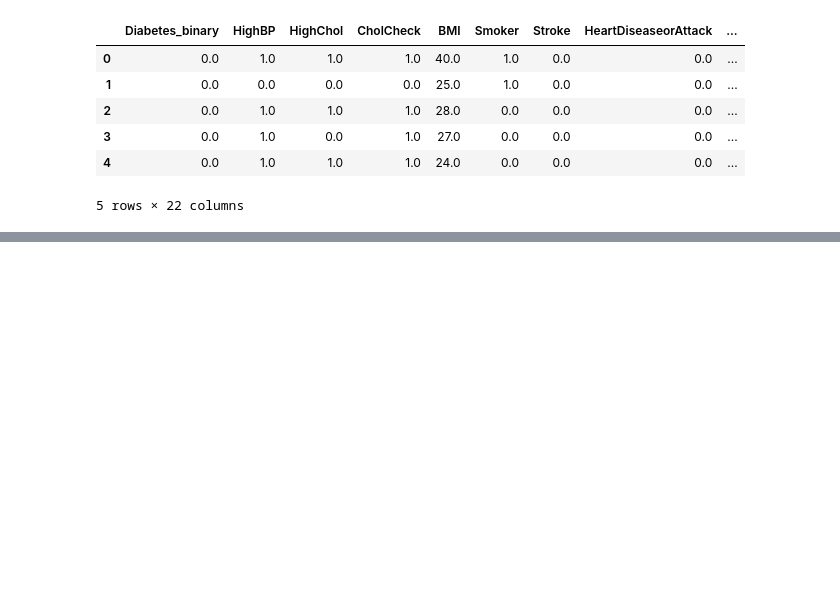
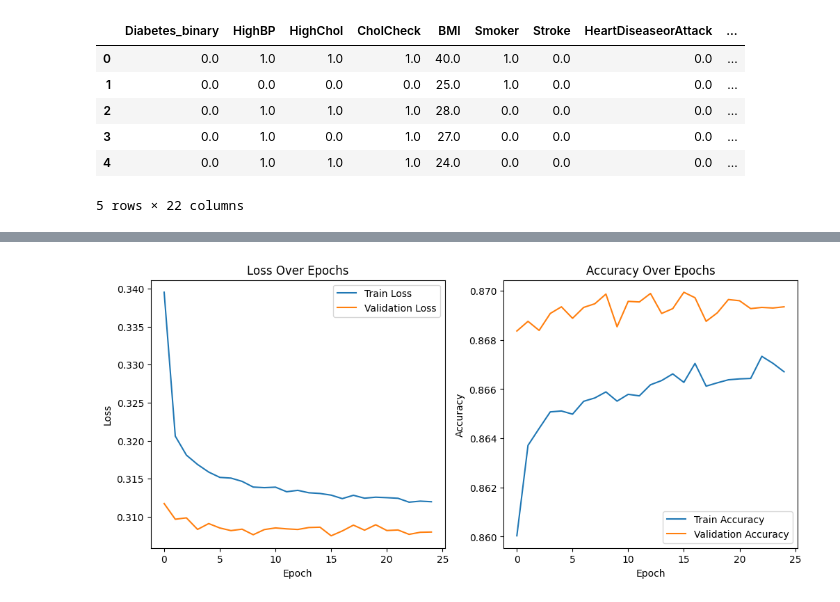
Before and after one commit to BerkayArdaa/ML_Binnary_Classification_For_Healthcare, a Jupyter notebook: ML_Project_HW2.ipynb, the cells around one changed output, grey strips where cells are left out. Cells and saved outputs as stored; diff of their text form; code cells hidden in the pictures; blank space fills up the shorter version.

Commit message:
First Model Training and its results

```diff
--- a/ML_Project_HW2.ipynb
+++ b/ML_Project_HW2.ipynb
@@ -14,0 +74,9 @@ df.head()
+# %%
+# Split and Normalize Data
+X_train, X_test, y_train, y_test = train_test_split(
+    X, y, test_size=0.2, random_state=42, stratify=y
+)
+
+scaler = StandardScaler()
+X_train = scaler.fit_transform(X_train)
+X_test = scaler.transform(X_test)
@@ -14,0 +116,9 @@ df.head()
+# %%
+# Train the Model
+history = model.fit(
+    X_train, y_train,
+    validation_split=0.2,
+    epochs=25,
+    batch_size=512,
+    verbose=2
+)
@@ -14,0 +150,25 @@ df.head()
+# %%
+# Plot Learning Curves
+plt.figure(figsize=(12,5))
+
+# Loss
+plt.subplot(1,2,1)
+plt.plot(history.history['loss'], label='Train Loss')
+plt.plot(history.history['val_loss'], label='Validation Loss')
+plt.xlabel('Epoch')
+plt.ylabel('Loss')
+plt.legend()
+plt.title('Loss Over Epochs')
+
+# Accuracy
+plt.subplot(1,2,2)
+plt.plot(history.history['accuracy'], label='Train Accuracy')
+plt.plot(history.history['val_accuracy'], label='Validation Accuracy')
+plt.xlabel('Epoch')
+plt.ylabel('Accuracy')
+plt.legend()
+plt.title('Accuracy Over Epochs')
+
+plt.show()
+# %% [output]
+[figure, added]
```
Also changed, not shown: parts of 9 cells of this notebook.
